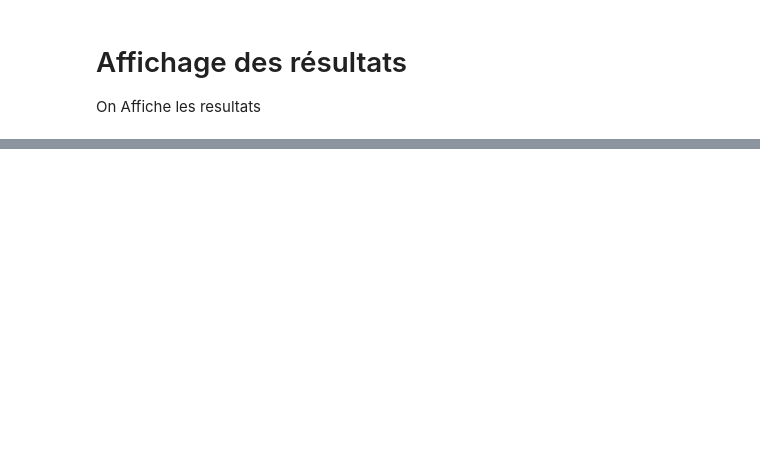
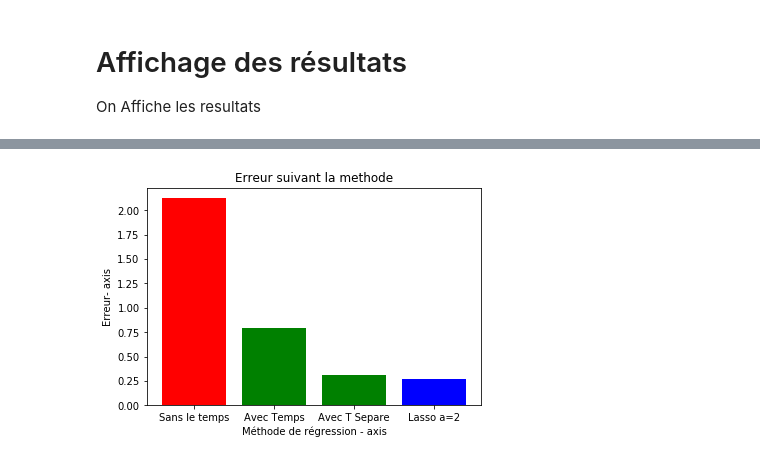
Before and after one commit to cui-unige/BSc-sensor-machine-learning, a Jupyter notebook: ML Integration.ipynb, the cells around one changed output, grey strips where cells are left out. Saved outputs shown, nothing was run; the diff lists cells and outputs as text; code cells hidden in the pictures; blank space fills up the shorter version.

```diff
--- a/ML Integration.ipynb
+++ b/ML Integration.ipynb
@@ -415,0 +544,26 @@ Rassemblé :  -3.6979389709
+# %%
+# x-coordinates of left sides of bars
+left = [1, 2, 3,4]
+
+# heights of bars
+height = [ErrSansTemps, ErrTemps, ErrSepare,ErrAutre]
+height = [abs(x) for x in height]
+
+# labels for bars
+tick_label = ['Sans le temps', 'Avec Temps', 'Avec T Separe','Lasso a=2']
+
+# plotting a bar chart
+plt.bar(left, height, tick_label = tick_label,
+        width = 0.8, color = ['red', 'green','green','blue'])
+
+# naming the x-axis
+plt.xlabel('Méthode de régression - axis')
+# naming the y-axis
+plt.ylabel('Erreur- axis')
+# plot title
+plt.title('Erreur suivant la methode')
+
+# function to show the plot
+plt.show()
+# %% [output]
+[figure, added]
```
Also changed, not shown: parts of 36 cells of this notebook.
